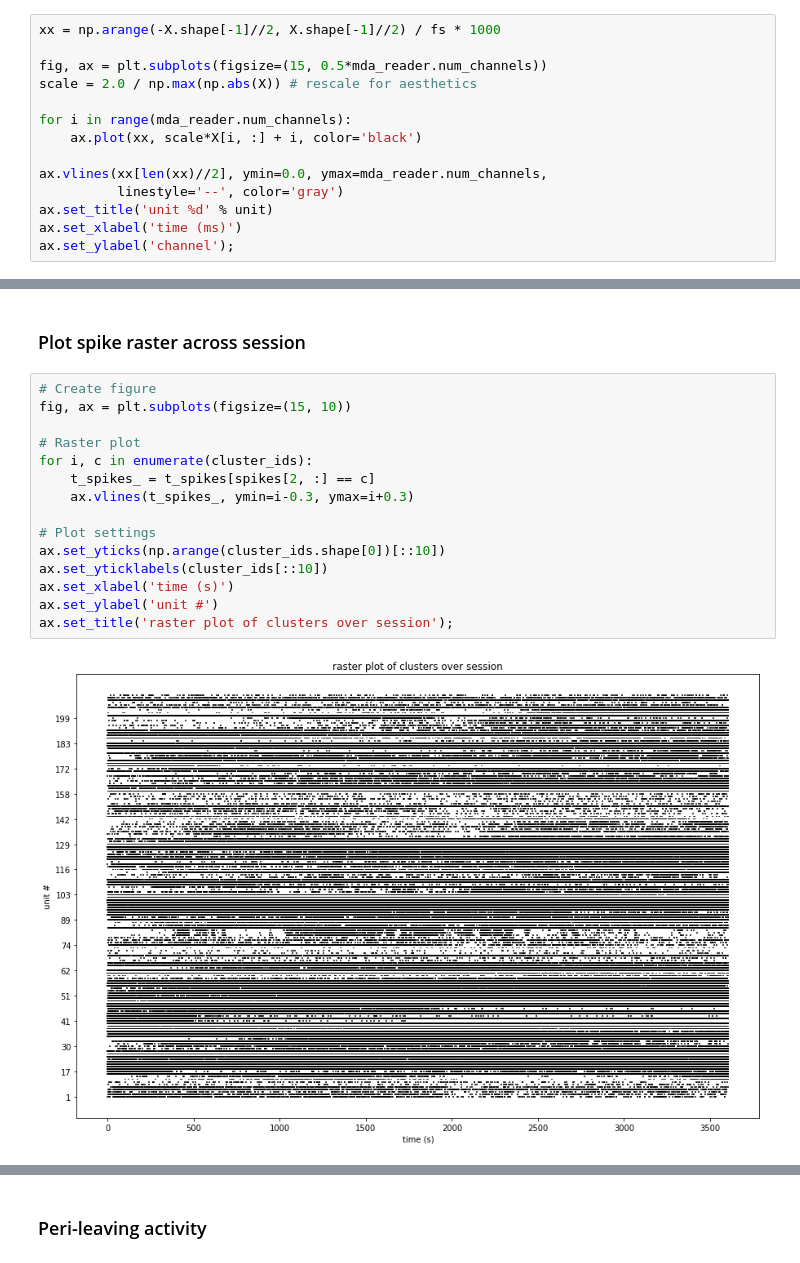
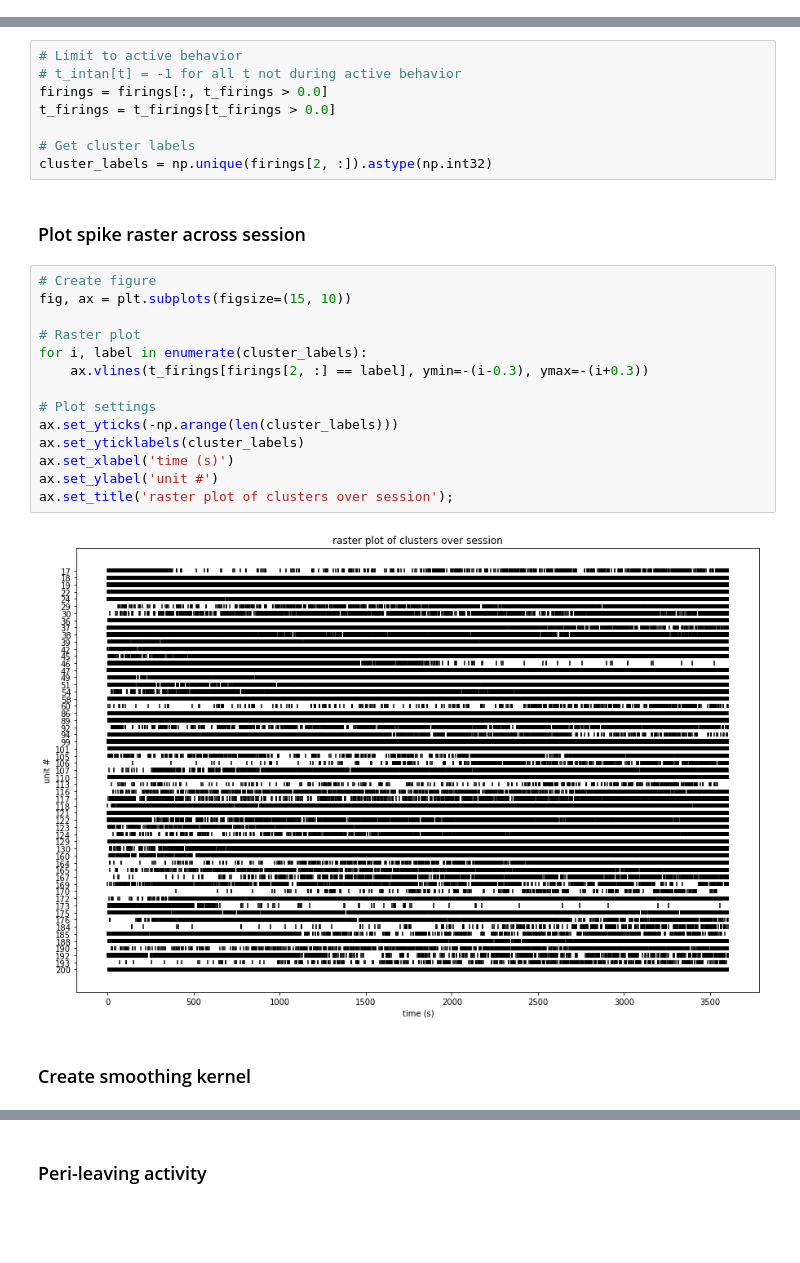
Before and after one commit to jbwebb8/foraging-analysis, a Jupyter notebook: notebooks/ephys_analysis.ipynb, the cells around one changed output, grey strips where cells are left out. Drawn from its saved outputs; the diff is of its cells as text; blank space fills up the shorter version.

```diff
--- a/notebooks/ephys_analysis.ipynb
+++ b/notebooks/ephys_analysis.ipynb
@@ -322,14 +150,0 @@ KeyboardInterrupt:
-# %%
-xx = np.arange(-X.shape[-1]//2, X.shape[-1]//2) / fs * 1000
-
-fig, ax = plt.subplots(figsize=(15, 0.5*mda_reader.num_channels))
-scale = 2.0 / np.max(np.abs(X)) # rescale for aesthetics
-
-for i in range(mda_reader.num_channels):
-    ax.plot(xx, scale*X[i, :] + i, color='black')
-
-ax.vlines(xx[len(xx)//2], ymin=0.0, ymax=mda_reader.num_channels,
-          linestyle='--', color='gray')
-ax.set_title('unit %d' % unit)
-ax.set_xlabel('time (ms)')
-ax.set_ylabel('channel');
@@ -342,19 +151,28 @@ X.shape
+# %%
+# Limit to active behavior
+# t_intan[t] = -1 for all t not during active behavior
+firings = firings[:, t_firings > 0.0]
+t_firings = t_firings[t_firings > 0.0]
+
+# Get cluster labels
+cluster_labels = np.unique(firings[2, :]).astype(np.int32)
 # %% [markdown]
 ### Plot spike raster across session
 # %%
 # Create figure
 fig, ax = plt.subplots(figsize=(15, 10))
 
 # Raster plot
-for i, c in enumerate(cluster_ids):
-    t_spikes_ = t_spikes[spikes[2, :] == c]
-    ax.vlines(t_spikes_, ymin=i-0.3, ymax=i+0.3)
+for i, label in enumerate(cluster_labels):
+    ax.vlines(t_firings[firings[2, :] == label], ymin=-(i-0.3), ymax=-(i+0.3))
 
 # Plot settings
-ax.set_yticks(np.arange(cluster_ids.shape[0])[::10])
-ax.set_yticklabels(cluster_ids[::10])
+ax.set_yticks(-np.arange(len(cluster_labels)))
+ax.set_yticklabels(cluster_labels)
 ax.set_xlabel('time (s)')
 ax.set_ylabel('unit #')
 ax.set_title('raster plot of clusters over session');
 # %% [output]
-[figure, old version]
+[figure, new version]
+# %% [markdown]
+### Create smoothing kernel
```
Also changed, not shown: parts of 46 cells of this notebook, 3 other files.
